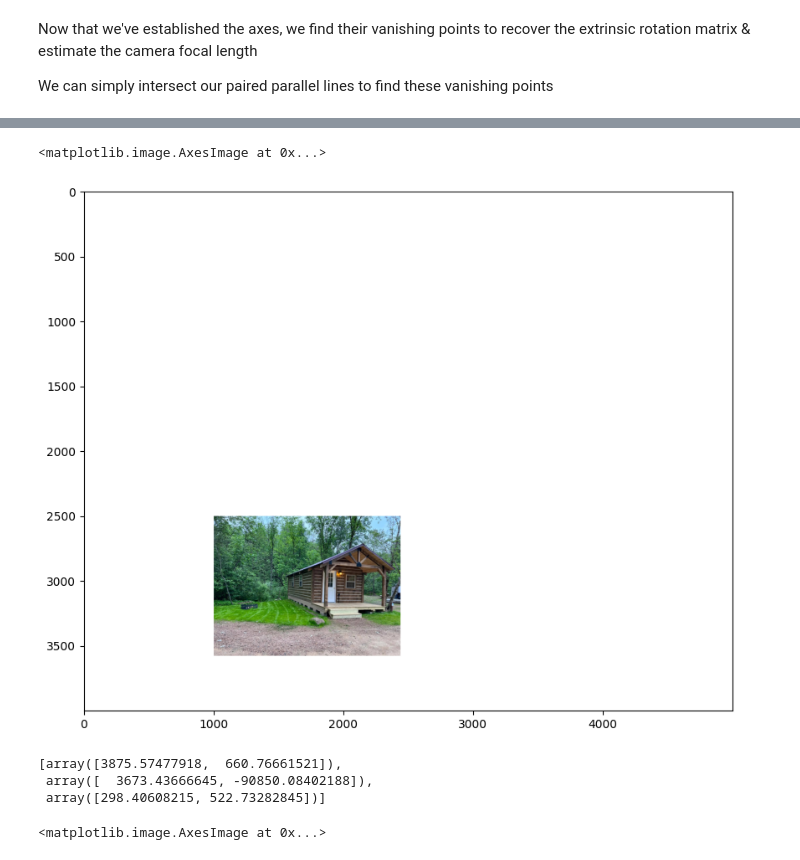
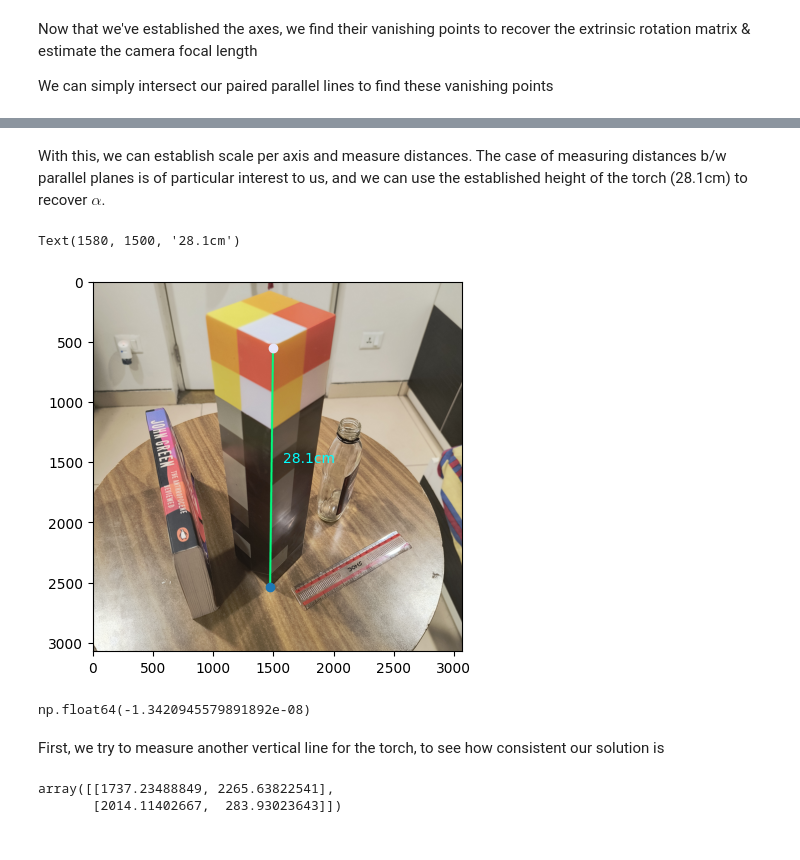
Before and after one commit to SantriptaSharma/cv-project, a Jupyter notebook: 1-criminsi.ipynb, the cells around one changed output, grey strips where cells are left out. Saved outputs shown, nothing was run; the diff lists cells and outputs as text; code cells hidden in the pictures.

```diff
--- a/1-criminsi.ipynb
+++ b/1-criminsi.ipynb
@@ -118,0 +205,2 @@ img_big[top_left[1]:top_left[1]+h, top_left[0]:top_left[0]+w] = img
+# %% [markdown]
+With this, we can establish scale per axis and measure distances. The case of measuring distances b/w parallel planes is of particular interest to us, and we can use the established height of the torch (28.1cm) to recover $\alpha$.
@@ -119,7 +209,36 @@ img_big[top_left[1]:top_left[1]+h, top_left[0]:top_left[0]+w] = img
+# %%
+%matplotlib inline
+
+ref_height_guy = np.copy(img)
+
+cv.line(ref_height_guy, parallel_lines[2, 0, 0].astype(np.uint64), parallel_lines[2, 0, 1].astype(np.uint64), get_color(1), 15)
+plt.imshow(cv.cvtColor(ref_height_guy, cv.COLOR_BGR2RGB))
+plt.scatter(origin[0], origin[1])
+plt.scatter(parallel_lines[2, 0, 1, 0], parallel_lines[2, 0, 1, 1], c="lavender")
+plt.text(1580, 1500, f"{height}cm", {"color": "cyan"})
+# %% [output]
+Text(1580, 1500, '28.1cm')
+[figure, added]
+# %%
+b = make_homogeneous(origin)
+t = make_homogeneous(parallel_lines[2, 0, 1])
+
+v = P[:, 2]
+
+alpha = -np.linalg.norm(np.cross(b, t)) / (np.dot(l_inf, b) * np.linalg.norm(np.cross(v, t)) * height)
+
+alpha
+# %% [output]
+np.float64(-1.3420945579891892e-08)
+# %% [markdown]
+First, we try to measure another vertical line for the torch, to see how consistent our solution is
 # %%
-%matplotlib inline
-plt.figure(figsize=(10, 10))
-plt.imshow(cv.cvtColor(img_big, cv.COLOR_BGR2RGB))
+%matplotlib Qt
+
+plt.imshow(cv.cvtColor(img, cv.COLOR_BGR2RGB))
+alt_line_pts = np.array(plt.ginput(2, 500))
+
+alt_line_pts
 # %% [output]
-<matplotlib.image.AxesImage at 0x...>
+array([[1737.23488849, 2265.63822541],
+       [2014.11402667,  283.93023643]])
-[figure, removed]
@@ -133,35 +244,0 @@ for i, lines in enumerate(parallel_lines[1:]):
-# %%
-vps
-# %% [output]
-[array([3875.57477918,  660.76661521]),
- array([  3673.43666645, -90850.08402188]),
- array([298.40608215, 522.73282845])]
-# %%
-vps_guy = img_big.copy()
-
-h, w, _ = img_big.shape
-
-for axis in [0, 2]:
-	vp_t = (vps[axis] + top_left).astype(np.uint64)
-
-	for i, l in enumerate(parallel_lines[axis]):
-		dir = l[1] - l[0]
-		dir /= np.linalg.norm(dir)
-
-		t = 5000
-
-		b = (l[0] + top_left + t * dir).astype(np.uint64)
-		while b[0] < 0 or b[0] >= w or b[1] < 0 or b[1] >= h:
-			t *= 15/16
-			b = (l[0] + top_left + t * dir).astype(np.uint64)
-
-		a = (l[0] + top_left).astype(np.uint64)
-
-		cv.line(vps_guy, a, b, get_color(i), 3)
-
-	cv.circle(vps_guy, vp_t, 5, 5)
-
-%matplotlib Qt
-plt.imshow(cv.cvtColor(vps_guy, cv.COLOR_BGR2RGB))
-# %% [output]
-<matplotlib.image.AxesImage at 0x...>
```
Also changed, not shown: parts of 37 cells of this notebook, 19 other files.
